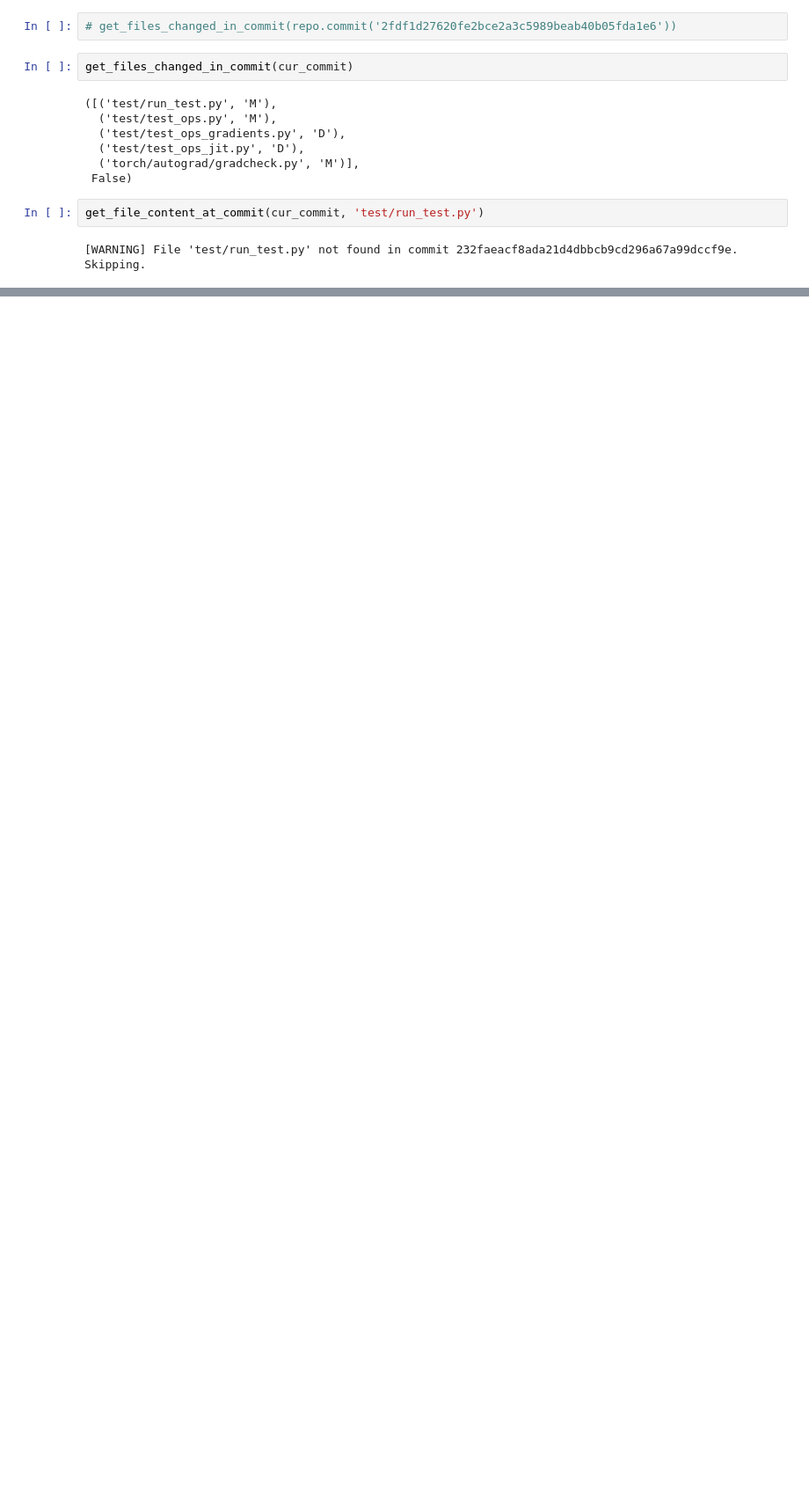
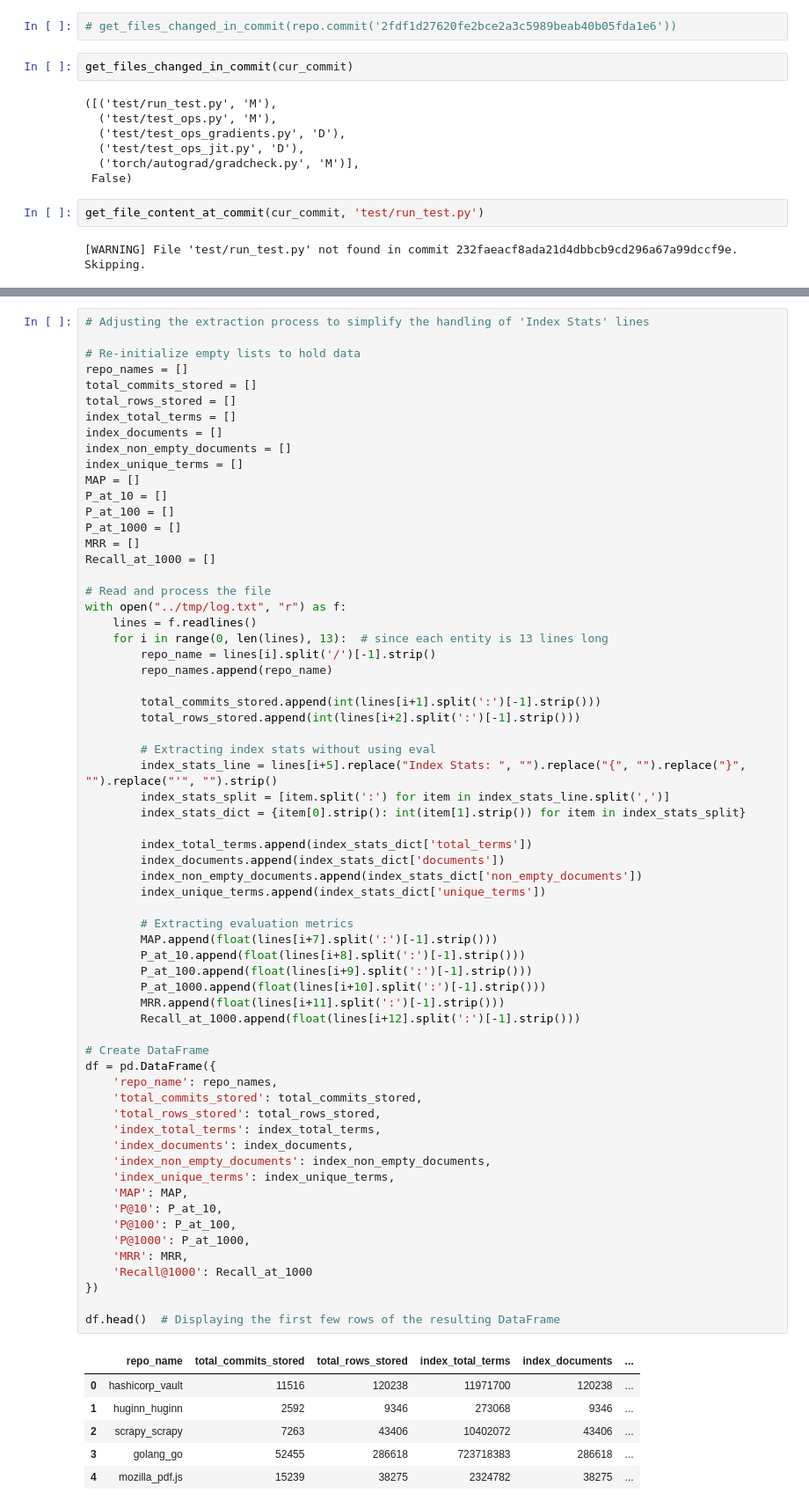
Before and after one commit to Siddharth-Gandhi/ds, a Jupyter notebook: notebooks/temp.ipynb, the cells around one changed output, grey strips where cells are left out. Shown at 88% size. Saved outputs shown, nothing was run; the diff lists cells and outputs as text; blank space fills up the shorter version.

```diff
--- a/notebooks/temp.ipynb
+++ b/notebooks/temp.ipynb
@@ -580,0 +636,71 @@ get_file_content_at_commit(cur_commit, 'test/run_test.py')
+# %%
+# Adjusting the extraction process to simplify the handling of 'Index Stats' lines
+
+# Re-initialize empty lists to hold data
+repo_names = []
+total_commits_stored = []
+total_rows_stored = []
+index_total_terms = []
+index_documents = []
+index_non_empty_documents = []
+index_unique_terms = []
+MAP = []
+P_at_10 = []
+P_at_100 = []
+P_at_1000 = []
+MRR = []
+Recall_at_1000 = []
+
+# Read and process the file
+with open("../tmp/log.txt", "r") as f:
+    lines = f.readlines()
+    for i in range(0, len(lines), 13):  # since each entity is 13 lines long
+        repo_name = lines[i].split('/')[-1].strip()
+        repo_names.append(repo_name)
+
+        total_commits_stored.append(int(lines[i+1].split(':')[-1].strip()))
+        total_rows_stored.append(int(lines[i+2].split(':')[-1].strip()))
+
+        # Extracting index stats without using eval
+        index_stats_line = lines[i+5].replace("Index Stats: ", "").replace("{", "").replace("}", "").replace("'", "").strip()
+        index_stats_split = [item.split(':') for item in index_stats_line.split(',')]
+        index_stats_dict = {item[0].strip(): int(item[1].strip()) for item in index_stats_split}
+
+        index_total_terms.append(index_stats_dict['total_terms'])
+        index_documents.append(index_stats_dict['documents'])
+        index_non_empty_documents.append(index_stats_dict['non_empty_documents'])
+        index_unique_terms.append(index_stats_dict['unique_terms'])
+
+        # Extracting evaluation metrics
+        MAP.append(float(lines[i+7].split(':')[-1].strip()))
+        P_at_10.append(float(lines[i+8].split(':')[-1].strip()))
+        P_at_100.append(float(lines[i+9].split(':')[-1].strip()))
+        P_at_1000.append(float(lines[i+10].split(':')[-1].strip()))
+        MRR.append(float(lines[i+11].split(':')[-1].strip()))
+        Recall_at_1000.append(float(lines[i+12].split(':')[-1].strip()))
+
+# Create DataFrame
+df = pd.DataFrame({
+    'repo_name': repo_names,
+    'total_commits_stored': total_commits_stored,
+    'total_rows_stored': total_rows_stored,
+    'index_total_terms': index_total_terms,
+    'index_documents': index_documents,
+    'index_non_empty_documents': index_non_empty_documents,
+    'index_unique_terms': index_unique_terms,
+    'MAP': MAP,
+    'P@10': P_at_10,
+    'P@100': P_at_100,
+    'P@1000': P_at_1000,
+    'MRR': MRR,
+    'Recall@1000': Recall_at_1000
+})
+
+df.head()  # Displaying the first few rows of the resulting DataFrame
+# %% [output]
+|  | repo_name | total_commits_stored | total_rows_stored | index_total_terms | index_documents | ... |
+| 0 | hashicorp_vault | 11516 | 120238 | 11971700 | 120238 | ... |
+| 1 | huginn_huginn | 2592 | 9346 | 273068 | 9346 | ... |
+| 2 | scrapy_scrapy | 7263 | 43406 | 10402072 | 43406 | ... |
+| 3 | golang_go | 52455 | 286618 | 723718383 | 286618 | ... |
+| 4 | mozilla_pdf.js | 15239 | 38275 | 2324782 | 38275 | ... |
```
Also changed, not shown: parts of 6 cells of this notebook, 5 other files.
